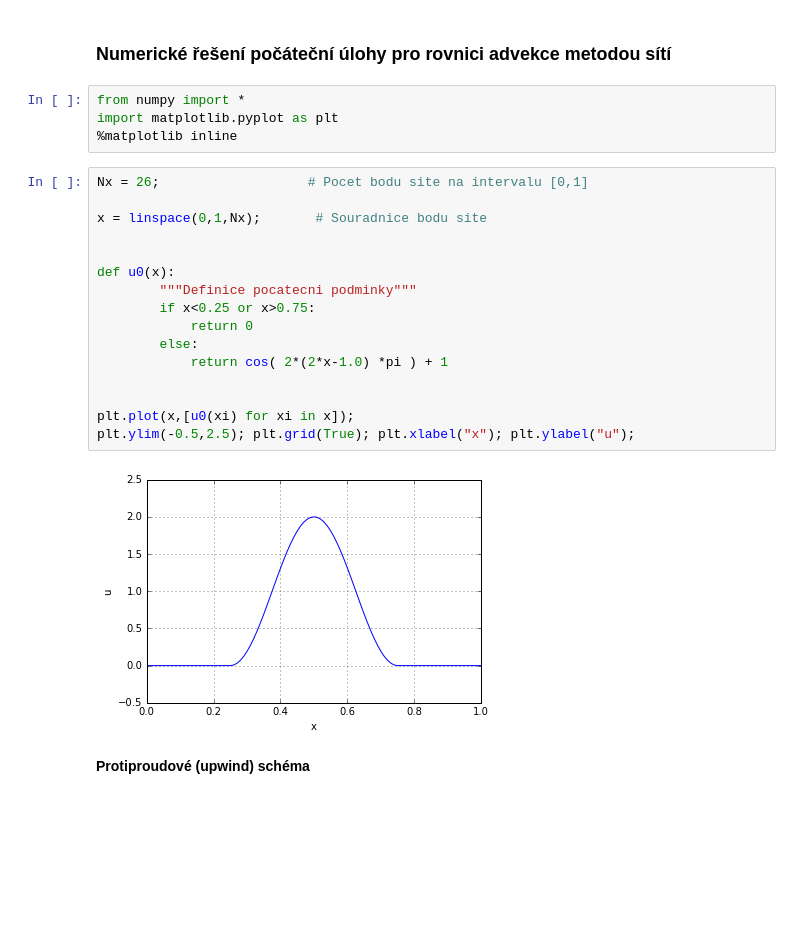
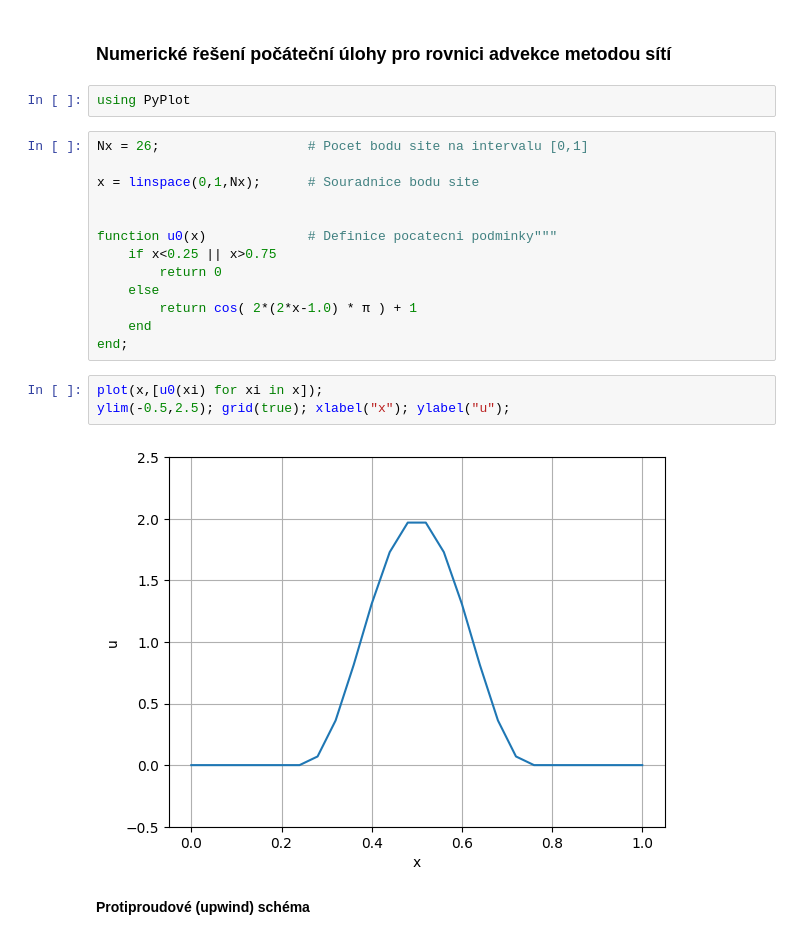
Before and after one commit to furstj/MMPP, a Jupyter notebook: lessons/01_linearni_advekce.ipynb, the cells around one changed output. Saved outputs shown, nothing was run; the diff lists cells and outputs as text; blank space fills up the shorter version.

```diff
--- a/lessons/01_linearni_advekce.ipynb
+++ b/lessons/01_linearni_advekce.ipynb
@@ -29,28 +29,26 @@ $$
 $$
 # %% [markdown]
 ### Numerické řešení počáteční úlohy pro rovnici advekce metodou sítí
-# %%
-from numpy import *
-import matplotlib.pyplot as plt
-%matplotlib inline
+# %%
+using PyPlot
 # %%
 Nx = 26;                   # Pocet bodu site na intervalu [0,1]
 
-x = linspace(0,1,Nx);       # Souradnice bodu site
+x = linspace(0,1,Nx);      # Souradnice bodu site
 
 
-def u0(x):
-        """Definice pocatecni podminky"""
-        if x<0.25 or x>0.75:
-            return 0
-        else:
-            return cos( 2*(2*x-1.0) *pi ) + 1
-
-
-plt.plot(x,[u0(xi) for xi in x]);
-plt.ylim(-0.5,2.5); plt.grid(True); plt.xlabel("x"); plt.ylabel("u");
+function u0(x)             # Definice pocatecni podminky"""
+    if x<0.25 || x>0.75
+        return 0
+    else
+        return cos( 2*(2*x-1.0) * π ) + 1
+    end
+end;
-# %% [output]
-[figure, removed]
+# %%
+plot(x,[u0(xi) for xi in x]);
+ylim(-0.5,2.5); grid(true); xlabel("x"); ylabel("u");
+# %% [output]
+[figure, added]
 # %% [markdown]
 **Protiproudové (upwind) schéma**
 # %%
```
Also changed, not shown: parts of 6 cells of this notebook, 1 other file.
